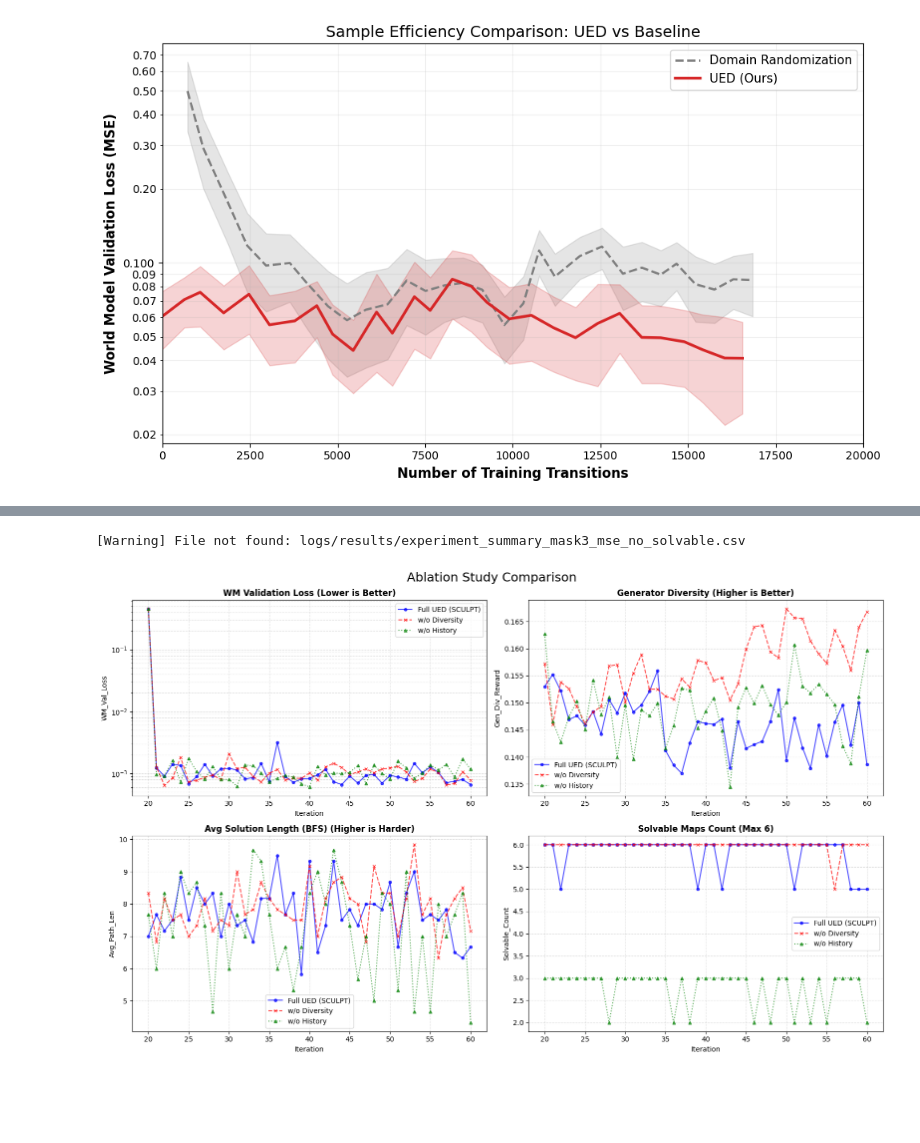
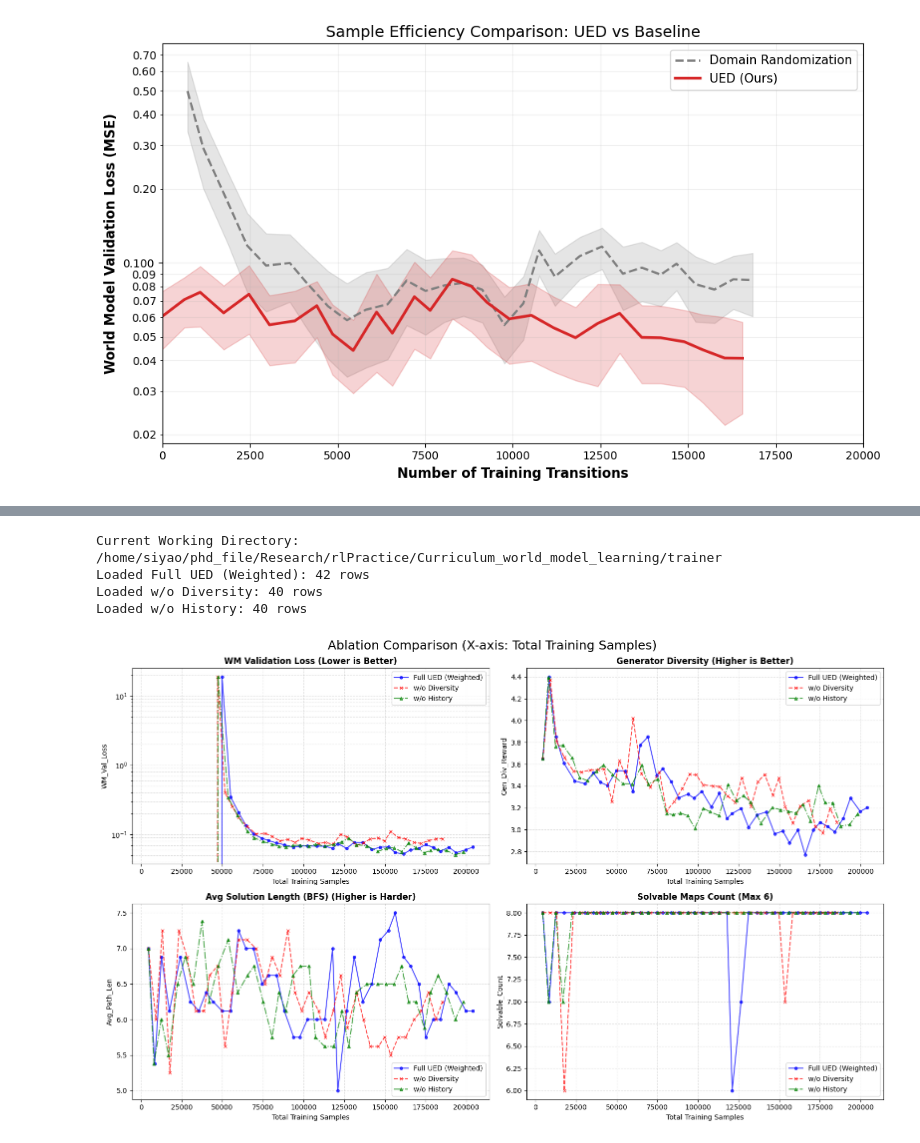
Before and after one commit to Sveali41/curriculum_world_model_learning, a Jupyter notebook: trainer/experiments_visualization.ipynb, the cells around one changed output, grey strips where cells are left out. Drawn from its saved outputs; the diff is of its cells as text; code cells hidden in the pictures; blank space fills up the shorter version.

Commit message:
update code for ablation

```diff
--- a/trainer/experiments_visualization.ipynb
+++ b/trainer/experiments_visualization.ipynb
@@ -1084,73 +1081,86 @@ Plot saved to: /home/siyao/phd_file/Research/rlPractice/Curriculum_world_model_l
 # %%
-%matplotlib inline
 import pandas as pd
 import matplotlib.pyplot as plt
 import os
 
-def plot_ablation_comparison_notebook(full_ued_path, no_div_path, no_hist_path, no_sol_path, start_iter=20):
-    """
-    Reads 3 CSVs and plots comparison with BFS in the 3rd slot.
-    """
+def plot_ablation_comparison_notebook(full_ued_path, no_div_path, no_hist_path, start_iter=0):
 
     # 1. Load Data
     paths = {
-        "Full UED (SCULPT)": (full_ued_path, "blue", "o", "-"),
+        "Full UED (Weighted)": (full_ued_path, "blue", "o", "-"),
         "w/o Diversity": (no_div_path, "red", "x", "--"),
-        "w/o History": (no_hist_path, "green", "^", ":"),
-        "w/o Solvable": (no_sol_path, "purple", "s", "-."),
+        "w/o History": (no_hist_path, "green", "^", "-."),
     }
 
     dfs = {}
+    print(f"Current Working Directory: {os.getcwd()}")
+
     for label, (p, color, marker, style) in paths.items():
+        # 自动尝试加上 trainer/ 前缀，防止路径找不到
+        if not os.path.exists(p) and os.path.exists("trainer/" + p):
+            p = "trainer/" + p
+
         if os.path.exists(p):
             df = pd.read_csv(p)
+            print(f"Loaded {label}: {len(df)} rows")
+
+            if "New_Data_Size" in df.columns:
+                 df["Cumulative_Samples"] = df["New_Data_Size"].cumsum()
+            else:
+                 df["Cumulative_Samples"] = df["Iter"] * 12000
+
             df = df[df["Iter"] >= start_iter]
             dfs[label] = df
         else:
             print(f"[Warning] File not found: {p}")
 
-    # 2. Define Metrics (Modified 3rd one to BFS)
+    if not dfs:
+        print("No data loaded. Check paths!")
+        return
+
+    # 2. Define Metrics
     metrics = [
         ("WM_Val_Loss", "WM Validation Loss (Lower is Better)"),
         ("Gen_Div_Reward", "Generator Diversity (Higher is Better)"),
-        ("Avg_Path_Len", "Avg Solution Length (BFS) (Higher is Harder)"), # <--- Changed
+        ("Avg_Path_Len", "Avg Solution Length (BFS) (Higher is Harder)"),
         ("Solvable_Count", "Solvable Maps Count (Max 6)")
     ]
 
     # 3. Create Plot
     fig, axes = plt.subplots(2, 2, figsize=(16, 10))
-    fig.suptitle(f"Ablation Study Comparison", fontsize=18)
+    fig.suptitle(f"Ablation Comparison (X-axis: Total Training Samples)", fontsize=18)
 
     for i, (col, title) in enumerate(metrics):
         ax = axes[i // 2, i % 2]
 
-        # Plot each experiment
         for label, df in dfs.items():
             if col in df.columns:
                 _, color, marker, style = paths[label]
-                ax.plot(df["Iter"], df[col], label=label, color=color,
+                ax.plot(df["Cumulative_Samples"], df[col], label=label, color=color,
                         marker=marker, linestyle=style, alpha=0.7, markersize=4)
 
         ax.set_title(title, fontsize=12, fontweight='bold')
-        ax.set_xlabel("Iteration")
+        ax.set_xlabel("Total Training Samples")
         ax.set_ylabel(col)
         ax.legend()
         ax.grid(True, which="both", linestyle="--", alpha=0.4)
 
-        # Log scale only for Loss
         if "Loss" in col:
             ax.set_yscale("log")
 
     plt.tight_layout()
     plt.show()
 
 # === 调用 ===
-f_full = "logs/results/experiment_summary_mask3_mse.csv"
-f_nodiv = "logs/results/experiment_summary_mask3_mse_no_diversity.csv"
-f_nohist = "logs/results/experiment_summary_mask3_mse_no_history.csv"
-f_nosol = "logs/results/experiment_summary_mask3_mse_no_validity_reward.csv"
+# 这里只需要写 logs/results/... 剩下的代码会自动处理
+f_full = "logs/results/experiment_summary_mask3_mse_weighted.csv"
+f_nodiv = "logs/results/experiment_summary_mask3_mse_no_diversity_weighted.csv"
+f_nohist = "logs/results/experiment_summary_mask3_mse_no_history_weighted.csv"
 
-plot_ablation_comparison_notebook(f_full, f_nodiv, f_nohist, f_nosol, start_iter=20)
+plot_ablation_comparison_notebook(f_full, f_nodiv, f_nohist, start_iter=1)
 # %% [output]
-[Warning] File not found: logs/results/experiment_summary_mask3_mse_no_solvable.csv
+Current Working Directory: /home/siyao/phd_file/Research/rlPractice/Curriculum_world_model_learning/trainer
+Loaded Full UED (Weighted): 42 rows
+Loaded w/o Diversity: 40 rows
+Loaded w/o History: 40 rows
-[figure, old version]
+[figure, new version]
```
Also changed, not shown: parts of 4 cells of this notebook, 18 other files.
